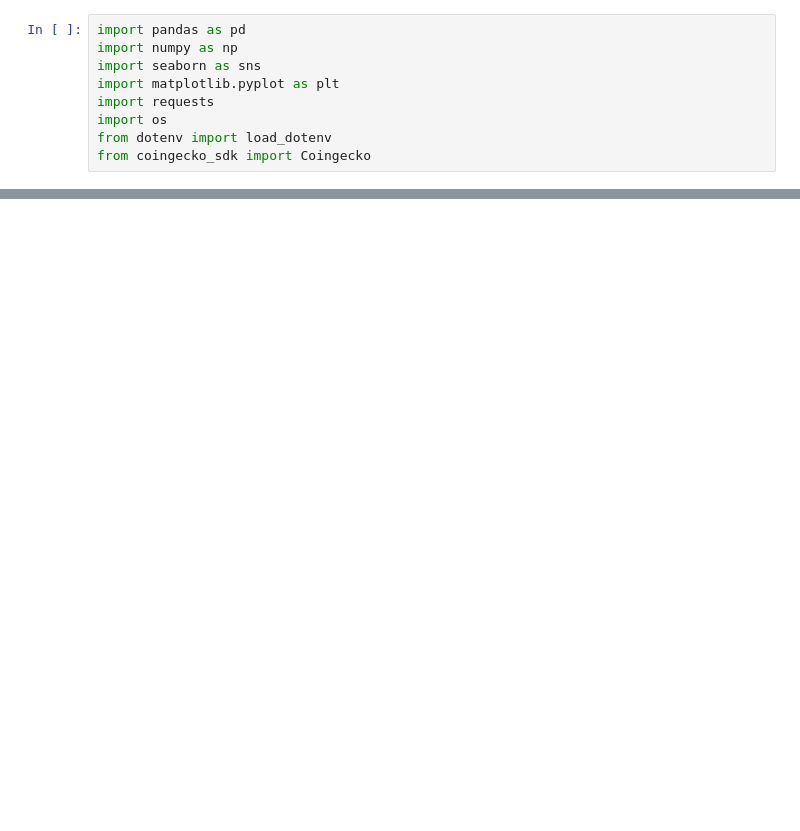
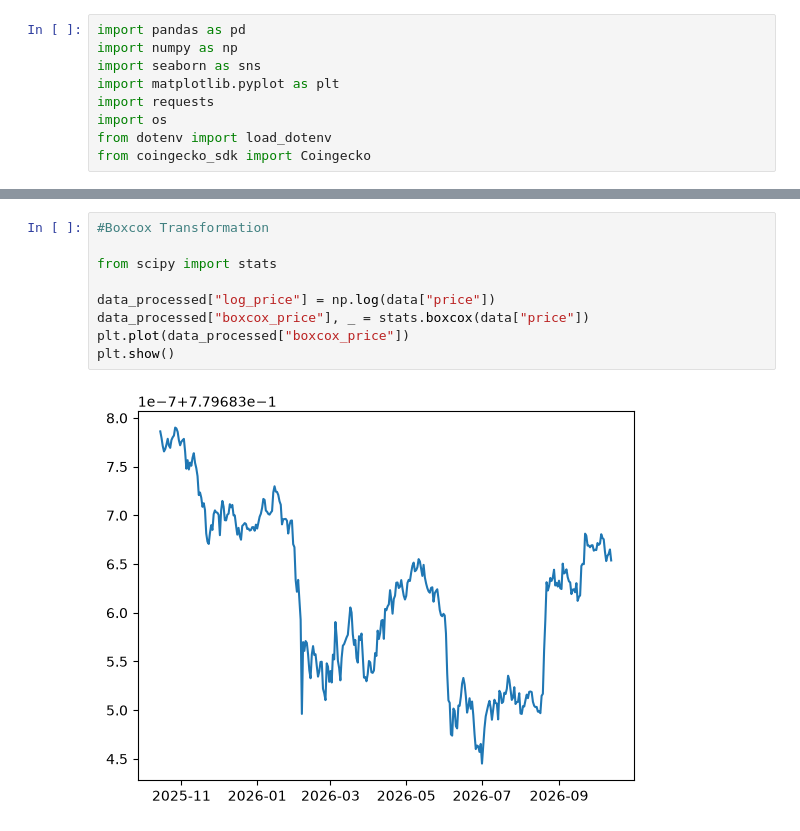
Before and after one commit to SANIC6/Bitcoin-Model-2, a Jupyter notebook: src/bitcoin_price/explore.ipynb, the cells around one changed output, grey strips where cells are left out. Cells and saved outputs as stored; diff of their text form; blank space fills up the shorter version.

```diff
--- a/src/bitcoin_price/explore.ipynb
+++ b/src/bitcoin_price/explore.ipynb
@@ -97,0 +107,11 @@ plt.show()
+# %%
+#Boxcox Transformation
+
+from scipy import stats
+
+data_processed["log_price"] = np.log(data["price"])
+data_processed["boxcox_price"], _ = stats.boxcox(data["price"])
+plt.plot(data_processed["boxcox_price"])
+plt.show()
+# %% [output]
+[figure, added]
```
Also changed, not shown: parts of 6 cells of this notebook, 3 other files.
